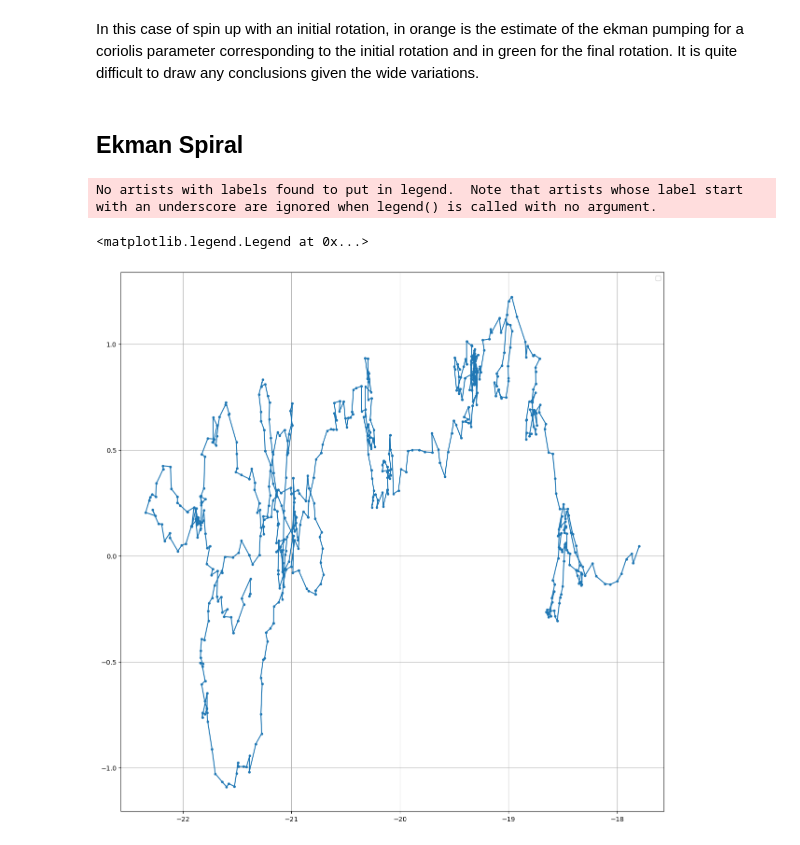
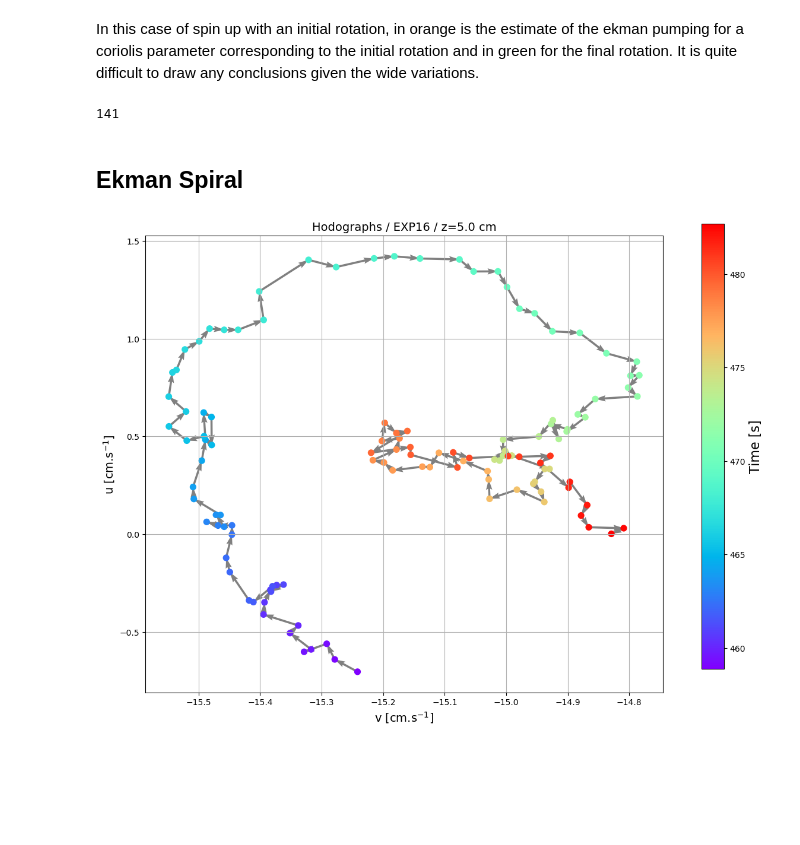
Before and after one commit to Max-Coppin/Entrainment_notebook, a Jupyter notebook: Script_Layer_thickness.ipynb, the cells around one changed output. Cells and saved outputs as stored; diff of their text form; code cells hidden in the pictures; blank space fills up the shorter version.

```diff
--- a/Script_Layer_thickness.ipynb
+++ b/Script_Layer_thickness.ipynb
@@ -594,23 +594,39 @@ plt.show()
 # %% [markdown]
 In this case of spin up with an initial rotation, in orange is the estimate of the ekman pumping for a coriolis parameter corresponding to the initial rotation and in green for the final rotation. It is quite difficult to draw any conclusions given the wide variations.
+# %%
+Coord_y_stereo.size
+# %% [output]
+141
 # %% [markdown]
 ## Ekman Spiral
 # %%
-y =5
-t= 1000
+
+iy = 50
 u = ubar_stereo['EXP16']
 v = vbar_stereo['EXP16']
+Tf = np.int64(2 * np.pi / f['EXP16'])
+ti = 2500
+idT = []
+fig, ax = plt.subplots(figsize=(15, 10))
+for it in range(ti, ti + 2 * Tf):
+    idT.append(it)
 
-Tf = np.int64(2*np.pi/f['EXP16'])
+#sc = ax.scatter(u[iy, idT], v[iy, idT],s=50, c=time_stereo['EXP16'][idT], cmap='rainbow')
+#ax.plot(u[iy, idT], v[iy, idT], color='k', alpha=0.3, linewidth=1)
 
-idT=[]
-plt.figure(figsize=(15,15))
-for it in range(10*Tf,20*Tf,Tf//50):
- idT.append(it)
-plt.plot(u[100,idT],v[100,idT],'.-')
+# Tracer des flèches reliant deux points consécutifs
+for i in range(len(idT) - 1):
+    ax.quiver(u[iy, idT[i]], v[iy, idT[i]], u[iy, idT[i + 1]] - u[iy, idT[i]], v[iy, idT[i + 1]] - v[iy, idT[i]], scale_units='xy', angles='xy',color='gray', scale=1, width=0.004)
+sc = ax.scatter(u[iy, idT], v[iy, idT],s=50, c=time_stereo['EXP16'][idT], cmap='rainbow')
+ax.set_xlabel('v [cm.s$^{-1}$]', fontsize=14)
+ax.set_ylabel('u [cm.s$^{-1}$]', fontsize=14)
+plt.title('Hodographs / EXP16 / z={} cm'.format(Coord_y_stereo[iy].data), fontsize=14)
+cbar = plt.colorbar(sc, ax=ax, pad=0.1)
+cbar.set_label('Time [s]', fontsize=16)
+cbar.ax.locator_params(nbins=8)
+cbar.ax.set_position([0.75, 0.15, 0.03, 0.75])  # [left, bottom, width, height]
 plt.grid()
-plt.legend()
+
+plt.show()
 # %% [output]
-No artists with labels found to put in legend.  Note that artists whose label start with an underscore are ignored when legend() is called with no argument.
-<matplotlib.legend.Legend at 0x...>
-[figure, old version]
+[figure, new version]
```
Also changed, not shown: parts of 5 cells of this notebook.
